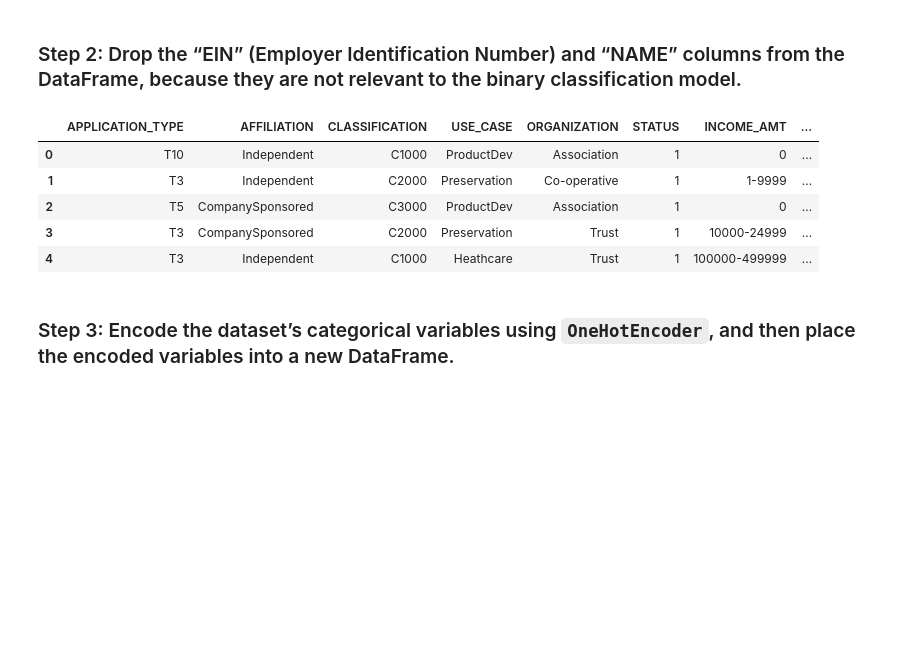
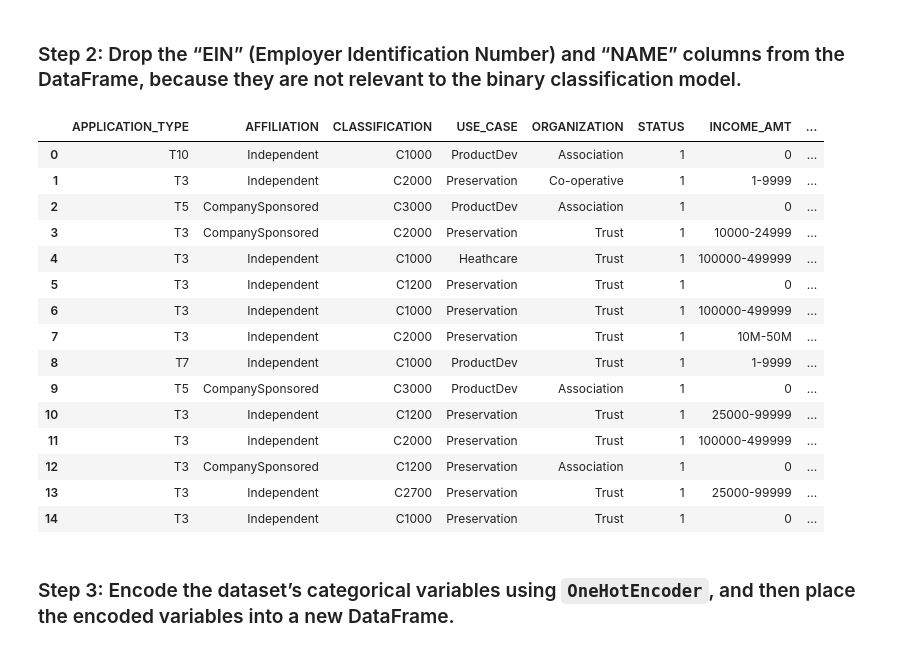
Before and after one commit to dcmar18/Venture_Funding_Deep_Learning, a Jupyter notebook: venture_funding_with_deep_learning.ipynb, the cells around one changed output. Saved outputs shown, nothing was run; the diff lists cells and outputs as text; code cells hidden in the pictures; blank space fills up the shorter version.

```diff
--- a/venture_funding_with_deep_learning.ipynb
+++ b/venture_funding_with_deep_learning.ipynb
@@ -131,16 +131,26 @@ dtype: object
 # %%
 # Drop the 'EIN' and 'NAME' columns from the DataFrame
 applicant_data_df = applicant_data_df.drop(columns=["EIN","NAME"])
 
 # Review the DataFrame
-applicant_data_df.head()
+applicant_data_df.head(15)
 # %% [output]
 |  | APPLICATION_TYPE | AFFILIATION | CLASSIFICATION | USE_CASE | ORGANIZATION | STATUS | INCOME_AMT | ... |
 | 0 | T10 | Independent | C1000 | ProductDev | Association | 1 | 0 | ... |
 | 1 | T3 | Independent | C2000 | Preservation | Co-operative | 1 | 1-9999 | ... |
 | 2 | T5 | CompanySponsored | C3000 | ProductDev | Association | 1 | 0 | ... |
 | 3 | T3 | CompanySponsored | C2000 | Preservation | Trust | 1 | 10000-24999 | ... |
 | 4 | T3 | Independent | C1000 | Heathcare | Trust | 1 | 100000-499999 | ... |
+| 5 | T3 | Independent | C1200 | Preservation | Trust | 1 | 0 | ... |
+| 6 | T3 | Independent | C1000 | Preservation | Trust | 1 | 100000-499999 | ... |
+| 7 | T3 | Independent | C2000 | Preservation | Trust | 1 | 10M-50M | ... |
+| 8 | T7 | Independent | C1000 | ProductDev | Trust | 1 | 1-9999 | ... |
+| 9 | T5 | CompanySponsored | C3000 | ProductDev | Association | 1 | 0 | ... |
+| 10 | T3 | Independent | C1200 | Preservation | Trust | 1 | 25000-99999 | ... |
+| 11 | T3 | Independent | C2000 | Preservation | Trust | 1 | 100000-499999 | ... |
+| 12 | T3 | CompanySponsored | C1200 | Preservation | Association | 1 | 0 | ... |
+| 13 | T3 | Independent | C2700 | Preservation | Trust | 1 | 25000-99999 | ... |
+| 14 | T3 | Independent | C1000 | Preservation | Trust | 1 | 0 | ... |
 # %% [markdown]
 ### Step 3: Encode the dataset’s categorical variables using `OneHotEncoder`, and then place the encoded variables into a new DataFrame.
 # %%
```
Also changed, not shown: parts of 1 cell of this notebook.
